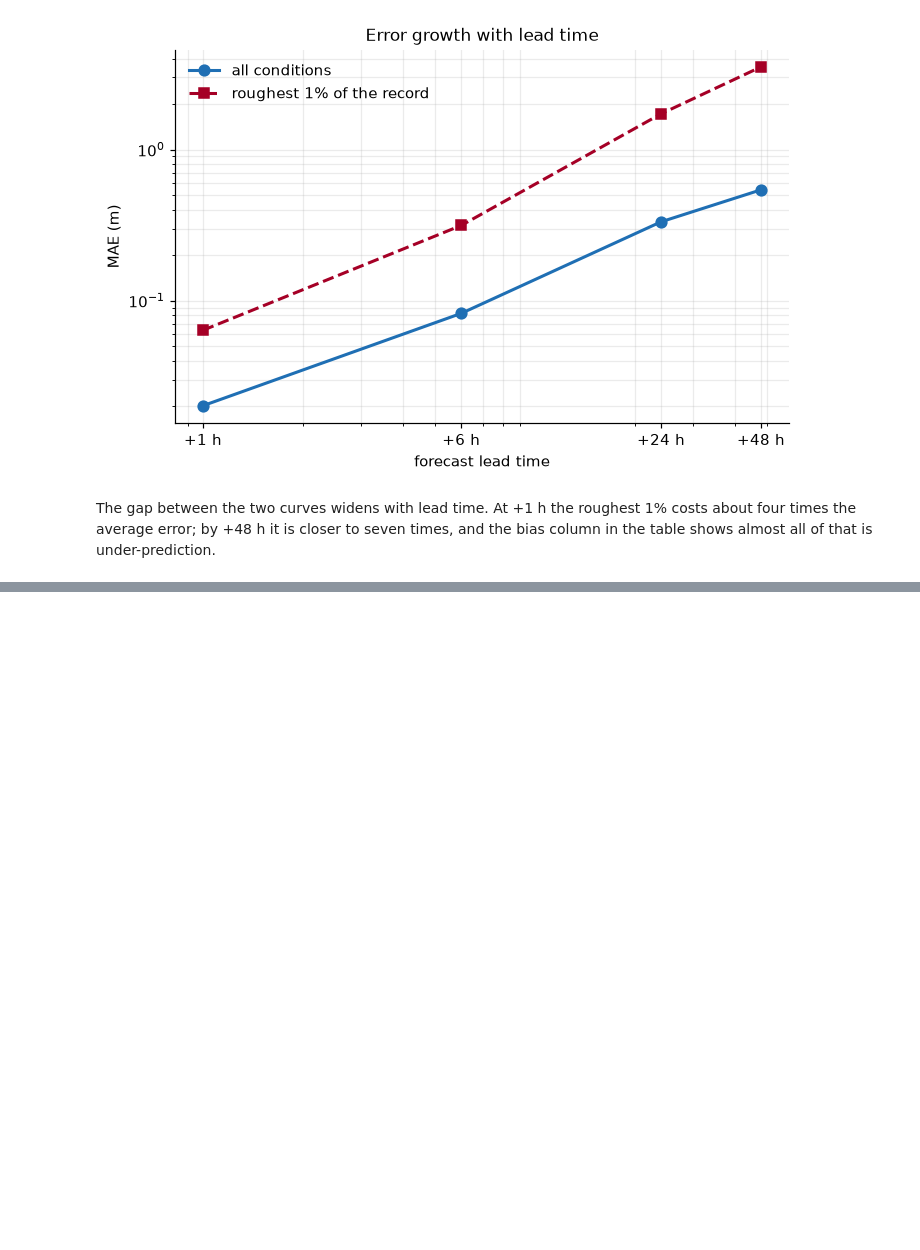
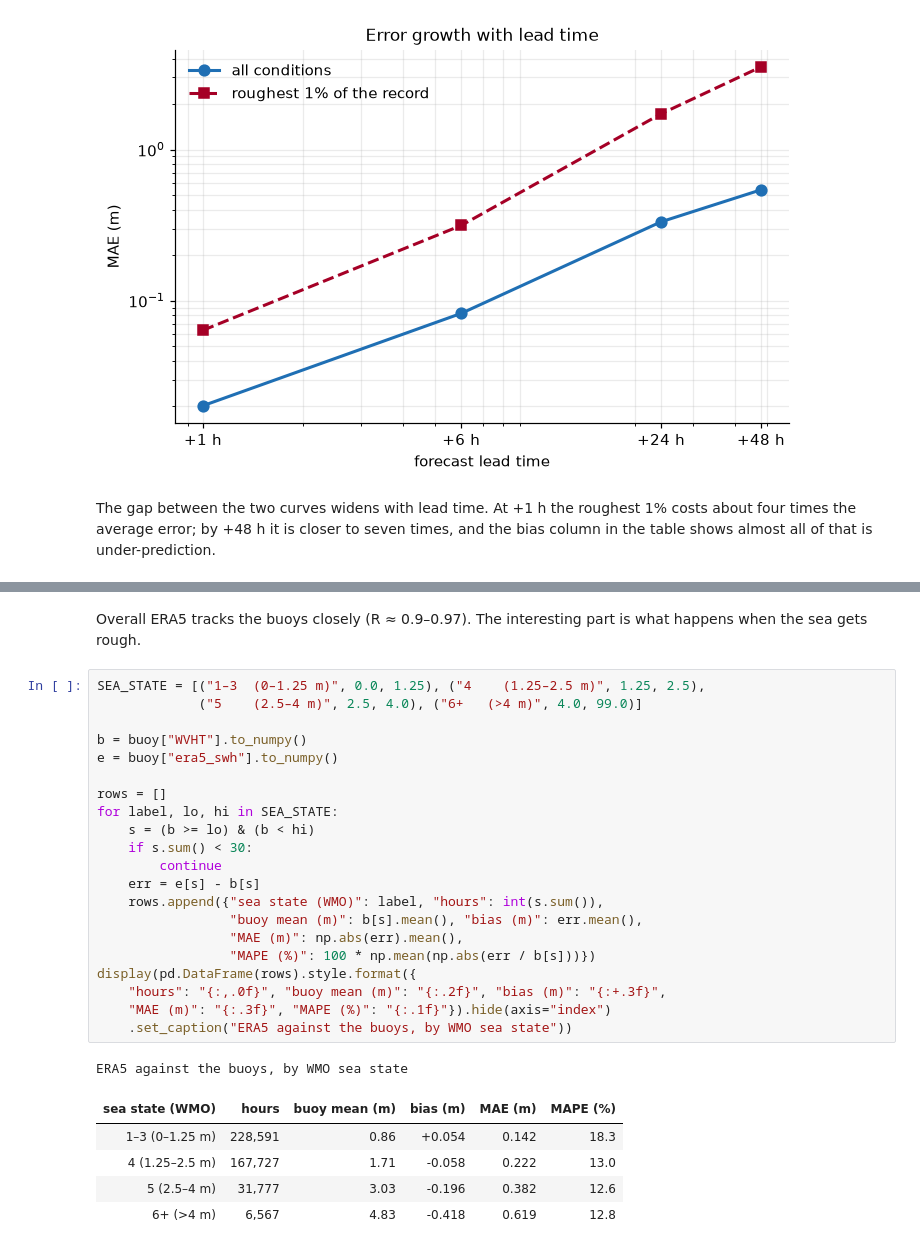
Before and after one commit to YMH0605/Ocean-wave, a Jupyter notebook: notebooks/01_results.ipynb, the cells around one changed output, grey strips where cells are left out. Saved outputs shown, nothing was run; the diff lists cells and outputs as text; blank space fills up the shorter version.

```diff
--- a/notebooks/01_results.ipynb
+++ b/notebooks/01_results.ipynb
@@ -703,0 +760,31 @@ and the bias column in the table shows almost all of that is under-prediction.
+# %% [markdown]
+Overall ERA5 tracks the buoys closely (R ≈ 0.9–0.97). The interesting part is
+what happens when the sea gets rough.
+# %%
+SEA_STATE = [("1–3  (0–1.25 m)", 0.0, 1.25), ("4    (1.25–2.5 m)", 1.25, 2.5),
+             ("5    (2.5–4 m)", 2.5, 4.0), ("6+   (>4 m)", 4.0, 99.0)]
+
+b = buoy["WVHT"].to_numpy()
+e = buoy["era5_swh"].to_numpy()
+
+rows = []
+for label, lo, hi in SEA_STATE:
+    s = (b >= lo) & (b < hi)
+    if s.sum() < 30:
+        continue
+    err = e[s] - b[s]
+    rows.append({"sea state (WMO)": label, "hours": int(s.sum()),
+                 "buoy mean (m)": b[s].mean(), "bias (m)": err.mean(),
+                 "MAE (m)": np.abs(err).mean(),
+                 "MAPE (%)": 100 * np.mean(np.abs(err / b[s]))})
+display(pd.DataFrame(rows).style.format({
+    "hours": "{:,.0f}", "buoy mean (m)": "{:.2f}", "bias (m)": "{:+.3f}",
+    "MAE (m)": "{:.3f}", "MAPE (%)": "{:.1f}"}).hide(axis="index")
+    .set_caption("ERA5 against the buoys, by WMO sea state"))
+# %% [output]
+ERA5 against the buoys, by WMO sea state
+| sea state (WMO) | hours | buoy mean (m) | bias (m) | MAE (m) | MAPE (%) |
+| 1–3 (0–1.25 m) | 228,591 | 0.86 | +0.054 | 0.142 | 18.3 |
+| 4 (1.25–2.5 m) | 167,727 | 1.71 | -0.058 | 0.222 | 13.0 |
+| 5 (2.5–4 m) | 31,777 | 3.03 | -0.196 | 0.382 | 12.6 |
+| 6+ (>4 m) | 6,567 | 4.83 | -0.418 | 0.619 | 12.8 |
```
Also changed, not shown: parts of 7 cells of this notebook, 11 other files.
